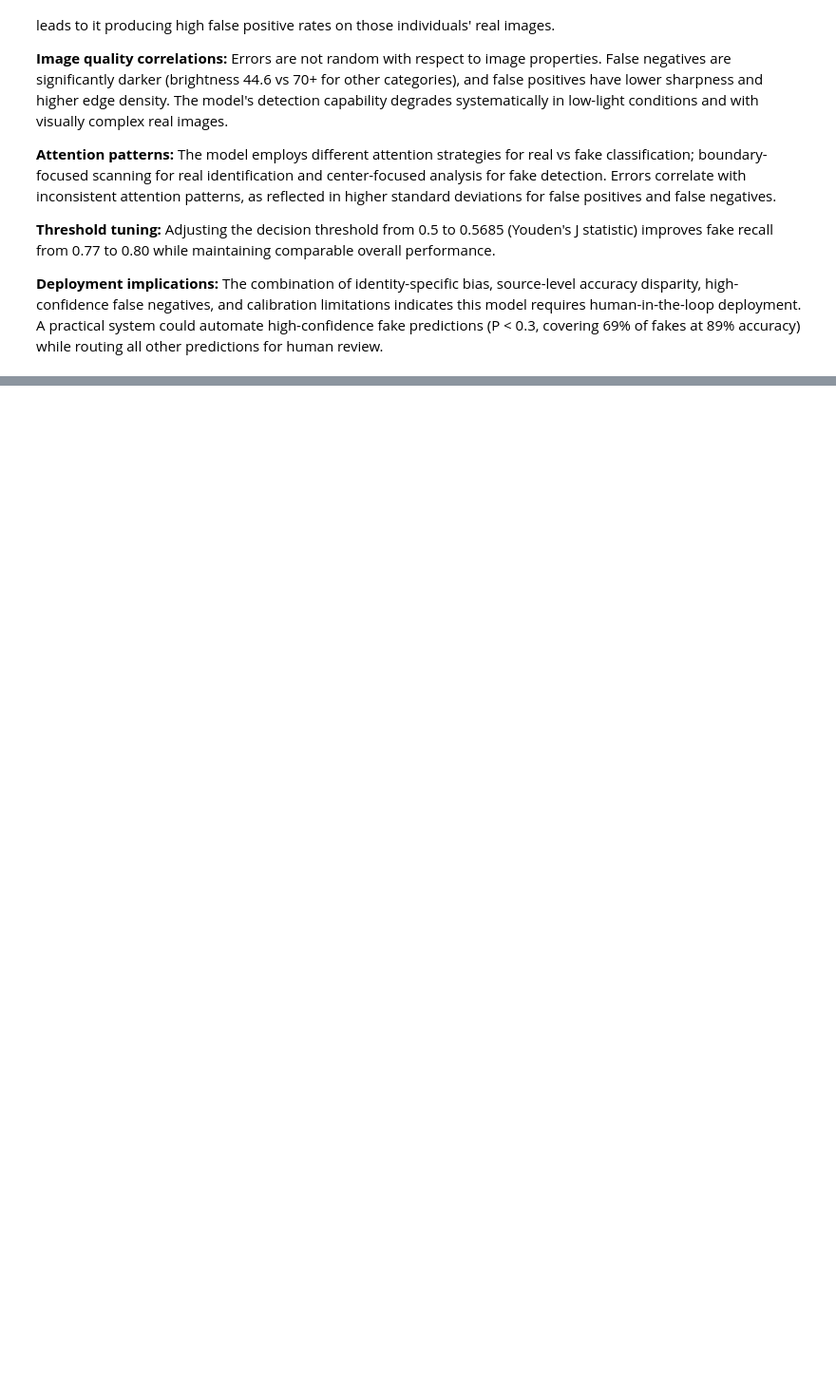
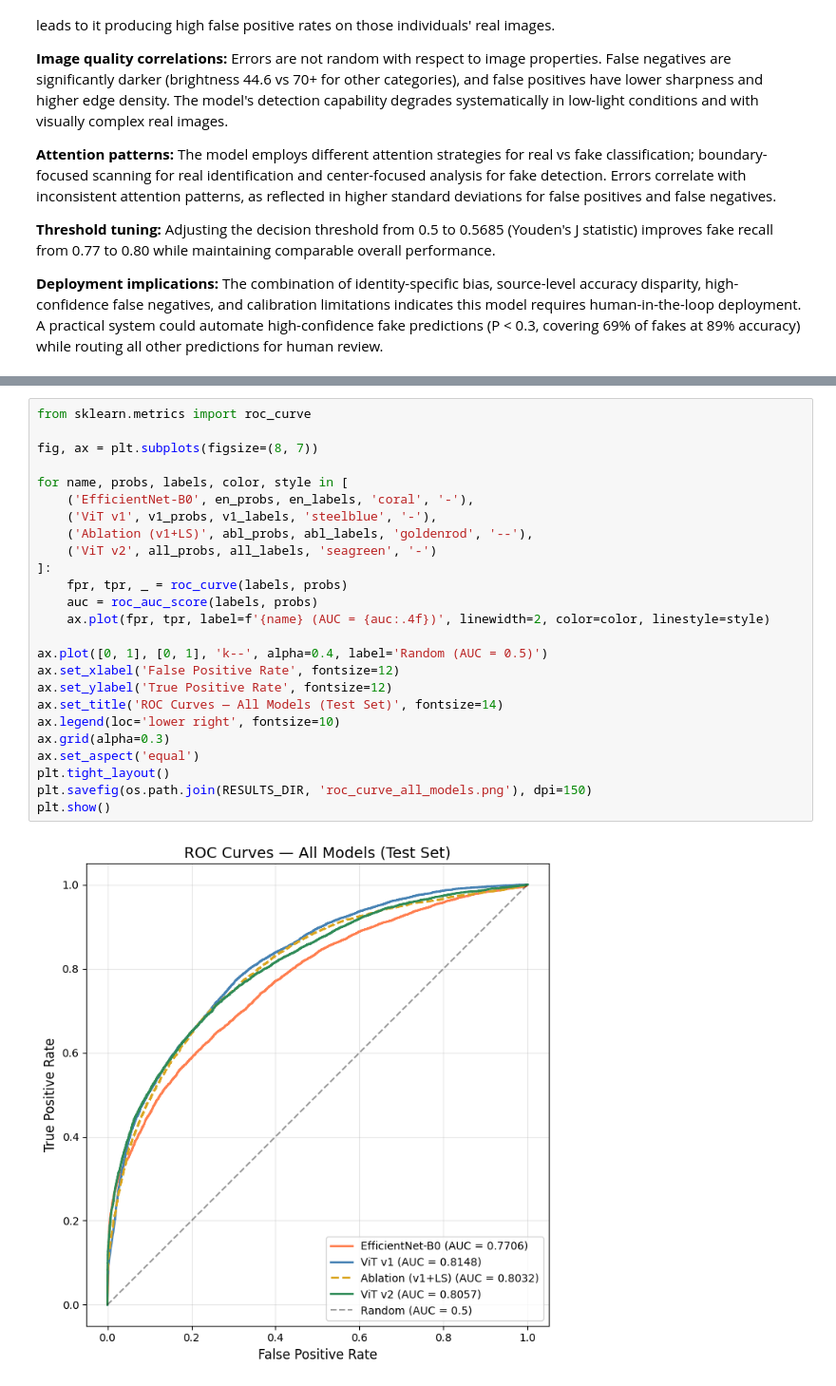
Before and after one commit to w00d39/deepfake_capstone, a Jupyter notebook: Week6.ipynb, the cells around one changed output, grey strips where cells are left out. Shown at 95% size. Drawn from its saved outputs; the diff is of its cells as text; blank space fills up the shorter version.

```diff
--- a/Week6.ipynb
+++ b/Week6.ipynb
@@ -759,0 +833,27 @@ Performed structured failure analysis on the ViT v2 model across six dimensions:
+# %%
+from sklearn.metrics import roc_curve
+
+fig, ax = plt.subplots(figsize=(8, 7))
+
+for name, probs, labels, color, style in [
+    ('EfficientNet-B0', en_probs, en_labels, 'coral', '-'),
+    ('ViT v1', v1_probs, v1_labels, 'steelblue', '-'),
+    ('Ablation (v1+LS)', abl_probs, abl_labels, 'goldenrod', '--'),
+    ('ViT v2', all_probs, all_labels, 'seagreen', '-')
+]:
+    fpr, tpr, _ = roc_curve(labels, probs)
+    auc = roc_auc_score(labels, probs)
+    ax.plot(fpr, tpr, label=f'{name} (AUC = {auc:.4f})', linewidth=2, color=color, linestyle=style)
+
+ax.plot([0, 1], [0, 1], 'k--', alpha=0.4, label='Random (AUC = 0.5)')
+ax.set_xlabel('False Positive Rate', fontsize=12)
+ax.set_ylabel('True Positive Rate', fontsize=12)
+ax.set_title('ROC Curves — All Models (Test Set)', fontsize=14)
+ax.legend(loc='lower right', fontsize=10)
+ax.grid(alpha=0.3)
+ax.set_aspect('equal')
+plt.tight_layout()
+plt.savefig(os.path.join(RESULTS_DIR, 'roc_curve_all_models.png'), dpi=150)
+plt.show()
+# %% [output]
+[figure, added]
```
Also changed, not shown: parts of 24 cells of this notebook, 5 other files.
